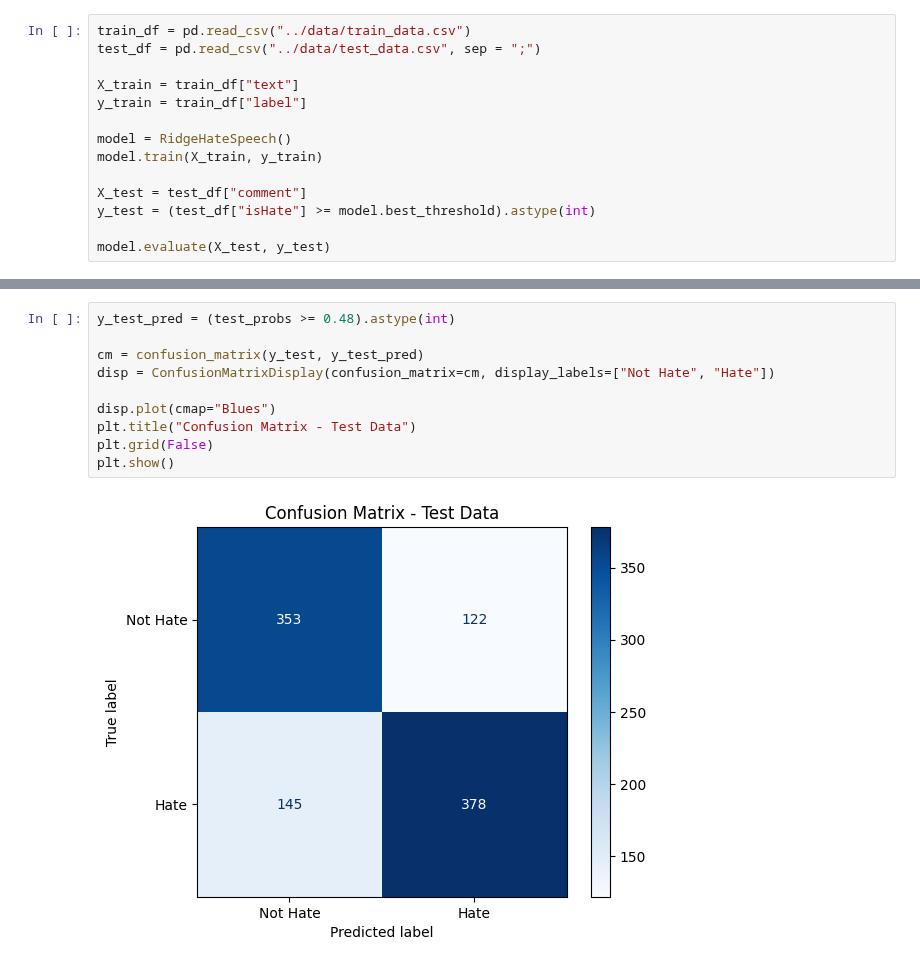
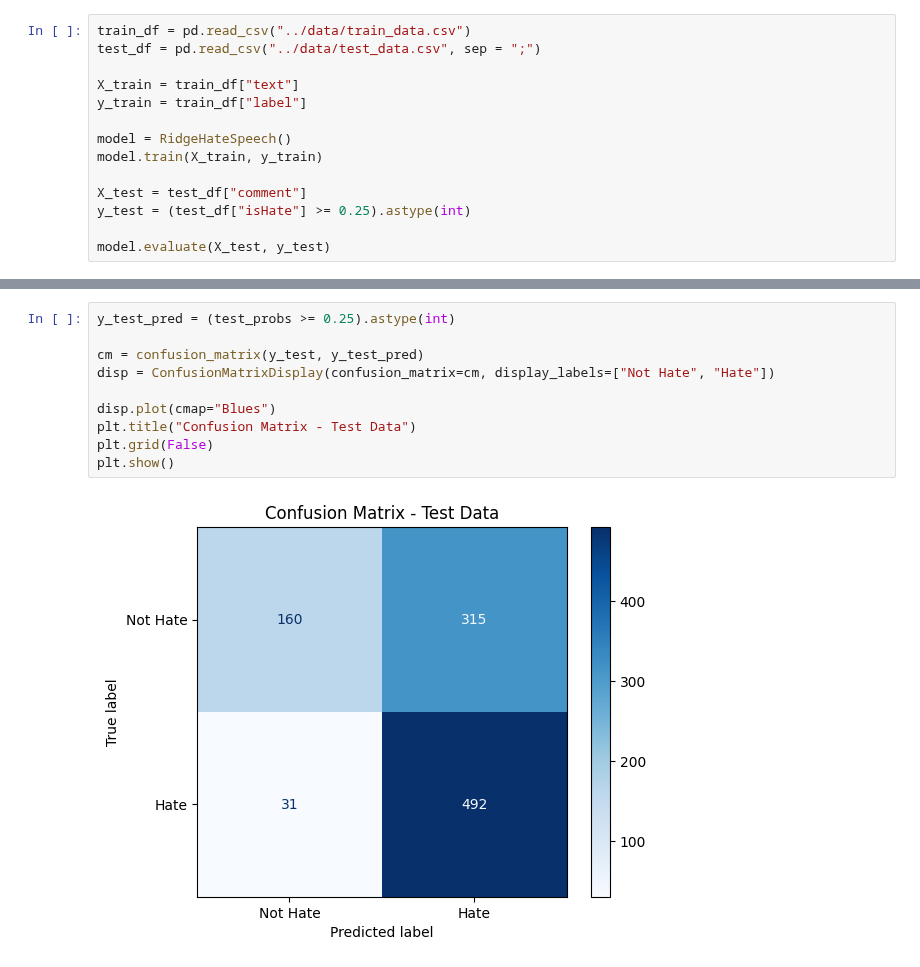
Before and after one commit to Vighnesh-Avadhanam/Hate-Speech-Classification, a Jupyter notebook: code/ridge.ipynb, the cells around one changed output, grey strips where cells are left out. Drawn from its saved outputs; the diff is of its cells as text.

```diff
--- a/code/ridge.ipynb
+++ b/code/ridge.ipynb
@@ -108,7 +55,7 @@ model = RidgeHateSpeech()
 model.train(X_train, y_train)
 
 X_test = test_df["comment"]
-y_test = (test_df["isHate"] >= model.best_threshold).astype(int)
+y_test = (test_df["isHate"] >= 0.25).astype(int)
 
 model.evaluate(X_test, y_test)
 # %% [output]
@@ -155,12 +101,12 @@ plt.show()
 # %%
-y_test_pred = (test_probs >= 0.48).astype(int)
+y_test_pred = (test_probs >= 0.25).astype(int)
 
 cm = confusion_matrix(y_test, y_test_pred)
 disp = ConfusionMatrixDisplay(confusion_matrix=cm, display_labels=["Not Hate", "Hate"])
 
 disp.plot(cmap="Blues")
 plt.title("Confusion Matrix - Test Data")
 plt.grid(False)
 plt.show()
 # %% [output]
-[figure, old version]
+[figure, new version]
```
Also changed, not shown: parts of 5 cells of this notebook, 2 other files.
